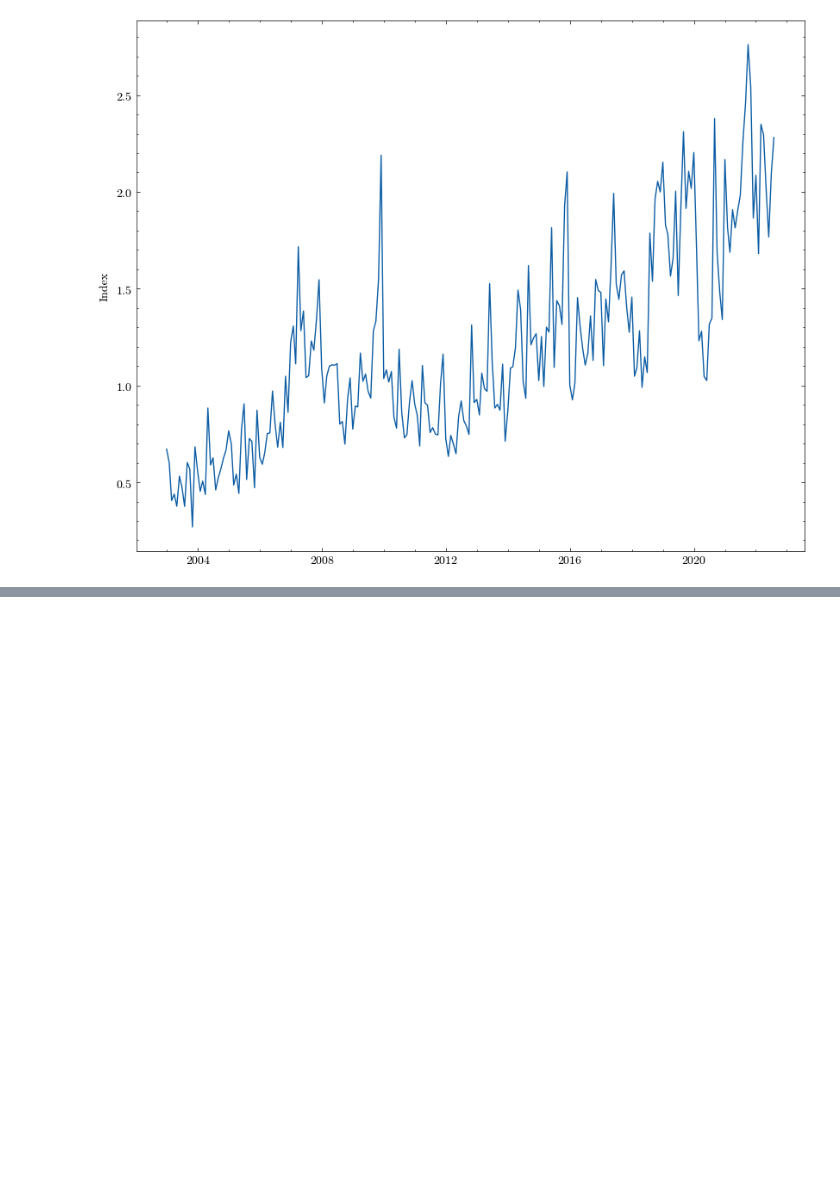
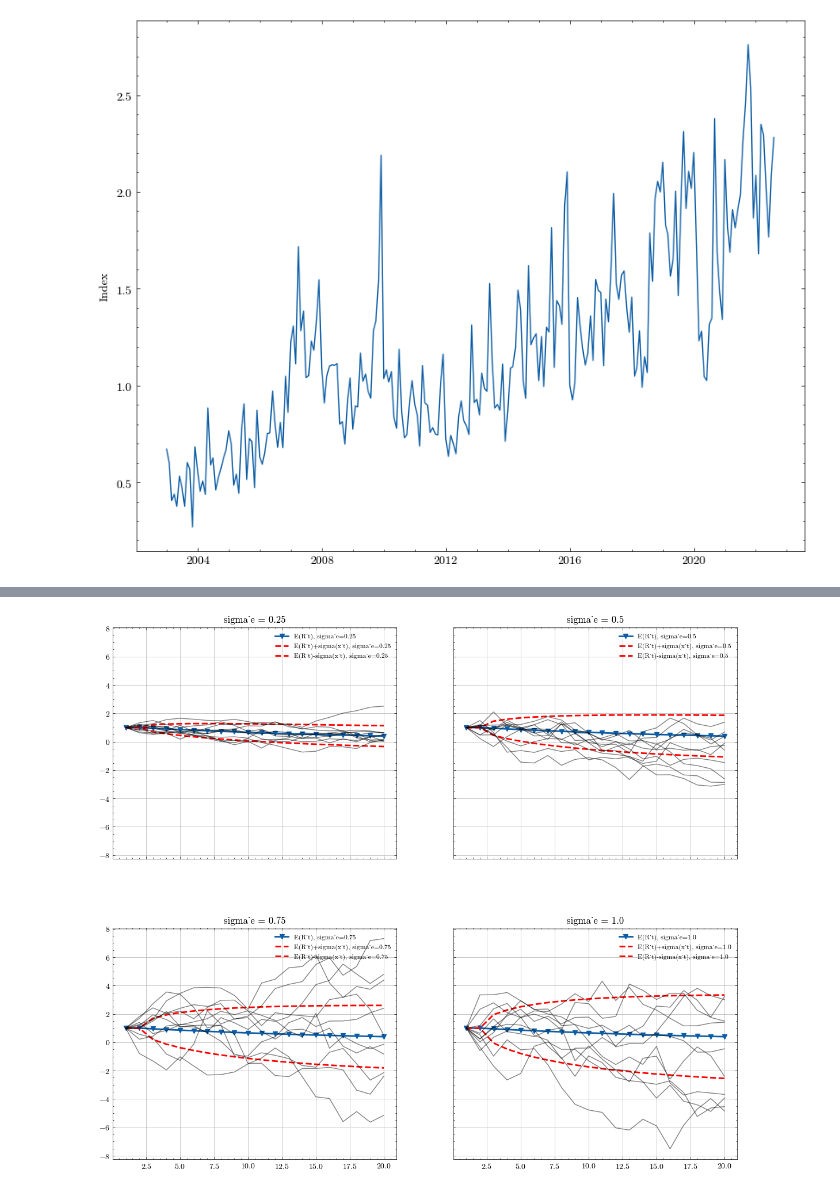
Before and after one commit to tlorans/climateriskassetpricing, a Jupyter notebook: codes/chapter01.ipynb, the cells around one changed output, grey strips where cells are left out. Cells and saved outputs as stored; diff of their text form; code cells hidden in the pictures; blank space fills up the shorter version.

```diff
--- a/codes/chapter01.ipynb
+++ b/codes/chapter01.ipynb
@@ -101,0 +114,49 @@ Unexpected returns: [ 1.58639739  0.45627519 -0.87796221 -0.73199728  3.21654698
+# %%
+import numpy as np
+import matplotlib.pyplot as plt
+
+# Function to simulate AR(1) process
+def simulate_ar1(sige, rho=0.95, simsize=10, T=20):
+    Ext = np.zeros(T)
+    xt = np.zeros((T, simsize))
+    sigxt = np.zeros(T)
+    Ext[0] = 1
+    xt[0, :] = 1 * np.ones(simsize)
+    sigxt[0] = 0
+
+    for t in range(1, T):
+        Ext[t] = rho**(t-1) * Ext[0]
+        sigxt[t] = np.sqrt((1 - rho**(2*(t-1))) / (1 - rho**2)) * sige
+        xt[t, :] = rho * xt[t-1, :] + sige * np.random.randn(simsize)
+
+    return Ext, sigxt, xt
+
+# Parameters
+rho = 0.95
+simsize = 10
+T = 20
+sige_values = [0.25, 0.5, 0.75, 1.0]  # Different sigma_e values to compare
+
+fig, axs = plt.subplots(2, 2, figsize=(14, 12), sharex=True, sharey=True)
+
+for i, sige in enumerate(sige_values):
+    Ext, sigxt, xt = simulate_ar1(sige, rho, simsize, T)
+    ax = axs[i//2, i%2]
+    ax.plot(np.arange(1, T+1), Ext, '-v', linewidth=2, label=f'E(R_t), sigma_e={sige}')
+    ax.plot(np.arange(1, T+1), Ext + sigxt, '--r', linewidth=2, label=f'E(R_t)+sigma(x_t), sigma_e={sige}')
+    ax.plot(np.arange(1, T+1), Ext - sigxt, '--r', linewidth=2, label=f'E(R_t)-sigma(x_t), sigma_e={sige}')
+    for j in range(simsize):
+        ax.plot(np.arange(1, T+1), xt[:, j], '-k', alpha=0.5)
+    ax.set_title(f'sigma_e = {sige}')
+    ax.grid(True)
+    ax.legend(loc='upper right', fontsize='small')
+
+# Common labels
+# fig.text(0.5, 0.04, 'Time', ha='center')
+# fig.text(0.04, 0.5, 'Value', va='center', rotation='vertical')
+# fig.suptitle('Impact of Higher Uncertainty on AR(1) Process', fontsize=16)
+plt.subplots_adjust(hspace=0.3, wspace=0.2)
+plt.savefig('../images/chapter01/ar_1.png')
+plt.show()
+# %% [output]
+[figure, added]
```
Also changed, not shown: parts of 6 cells of this notebook, 13 other files.
